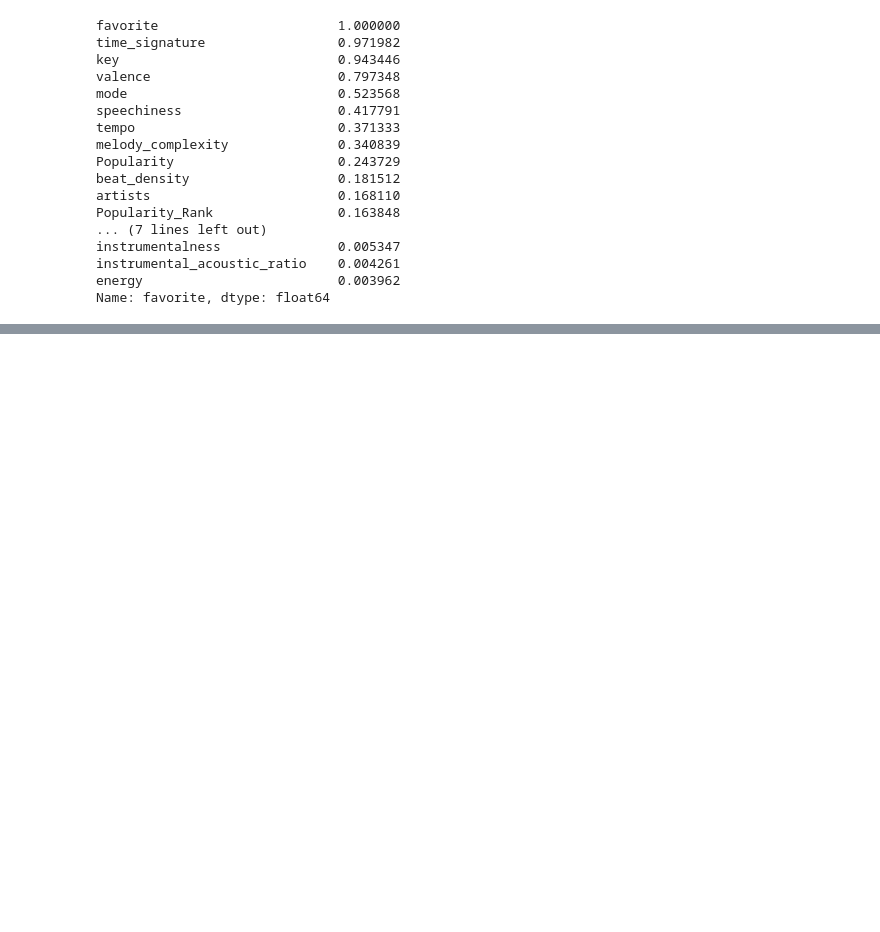
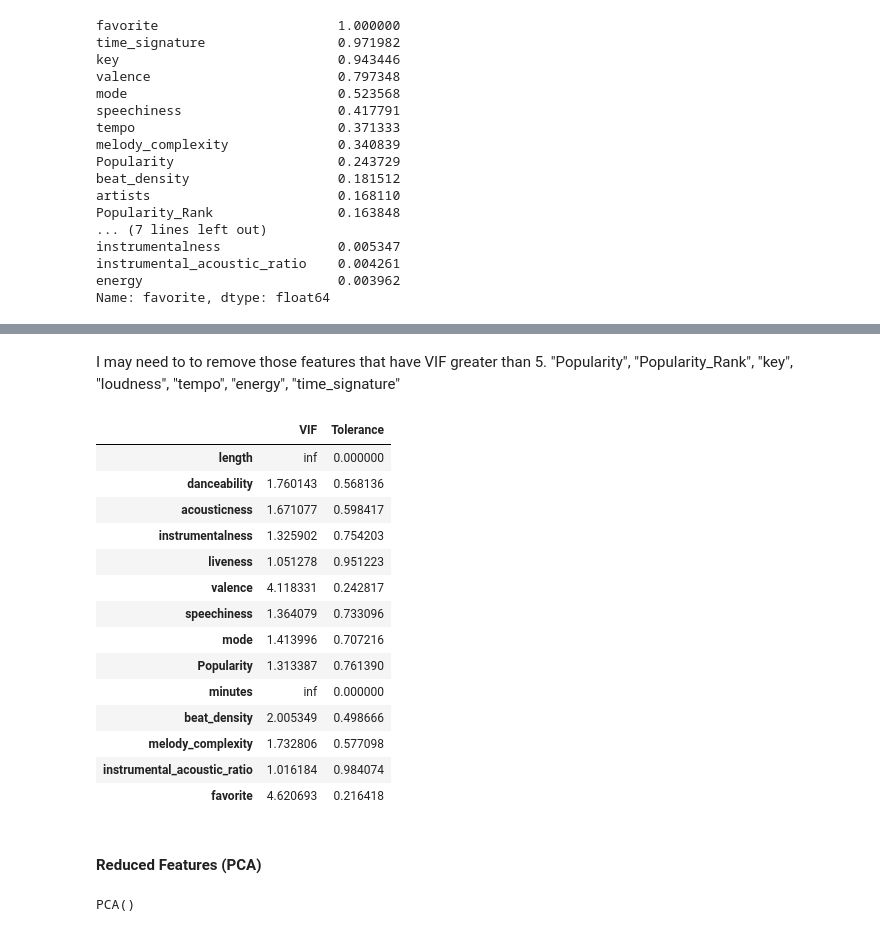
Before and after one commit to EthanFalcao/Spotify_Reccommendation_Algorithm, a Jupyter notebook: feature_selection.ipynb, the cells around one changed output, grey strips where cells are left out. Drawn from its saved outputs; the diff is of its cells as text; code cells hidden in the pictures; blank space fills up the shorter version.

```diff
--- a/feature_selection.ipynb
+++ b/feature_selection.ipynb
@@ -349,0 +374,28 @@ df_hot_num[df_hot_num['favorite'] == 1]
+# %% [markdown]
+I may need to to remove those features that have VIF greater than 5.
+"Popularity", "Popularity_Rank", "key", "loudness", "tempo", "energy", "time_signature"
+# %%
+features =['length', 'danceability',
+       'acousticness', 'instrumentalness',
+       'liveness', 'valence', 'speechiness', 'mode', 'Popularity',
+       'minutes', 'beat_density',  'melody_complexity',
+       'instrumental_acoustic_ratio', 'favorite']
+calculate_vif(df_hot_num,features)
+# %% [output]
+|  | VIF | Tolerance |
+| length | inf | 0.000000 |
+| danceability | 1.760143 | 0.568136 |
+| acousticness | 1.671077 | 0.598417 |
+| instrumentalness | 1.325902 | 0.754203 |
+| liveness | 1.051278 | 0.951223 |
+| valence | 4.118331 | 0.242817 |
+| speechiness | 1.364079 | 0.733096 |
+| mode | 1.413996 | 0.707216 |
+| Popularity | 1.313387 | 0.761390 |
+| minutes | inf | 0.000000 |
+| beat_density | 2.005349 | 0.498666 |
+| melody_complexity | 1.732806 | 0.577098 |
+| instrumental_acoustic_ratio | 1.016184 | 0.984074 |
+| favorite | 4.620693 | 0.216418 |
+# %% [markdown]
+####  Reduced Features (PCA)
@@ -349,0 +412,8 @@ df_hot_num[df_hot_num['favorite'] == 1]
+# %%
+from sklearn.decomposition import PCA
+components = None
+pca = PCA(n_components = components)
+# perform PCA on the scaled data
+pca.fit(X_scaled)
+# %% [output]
+PCA()
```
Also changed, not shown: parts of 21 cells of this notebook, 4 other files.
